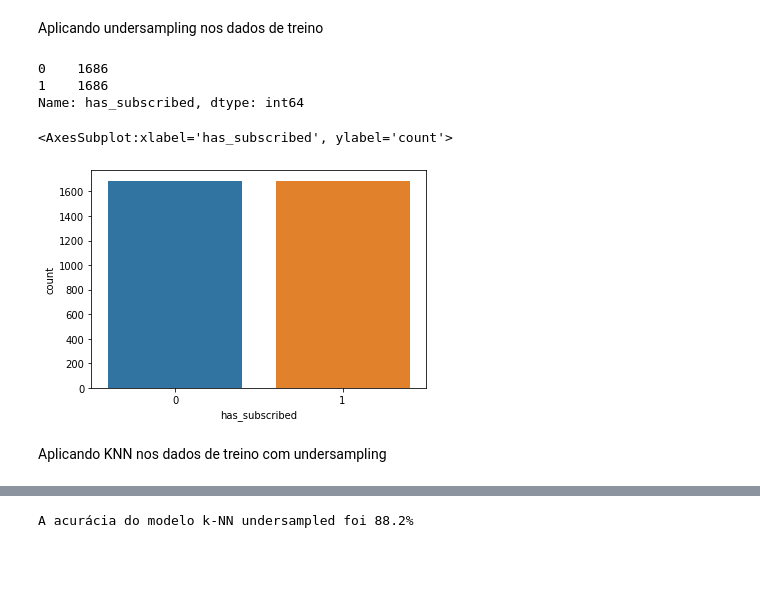
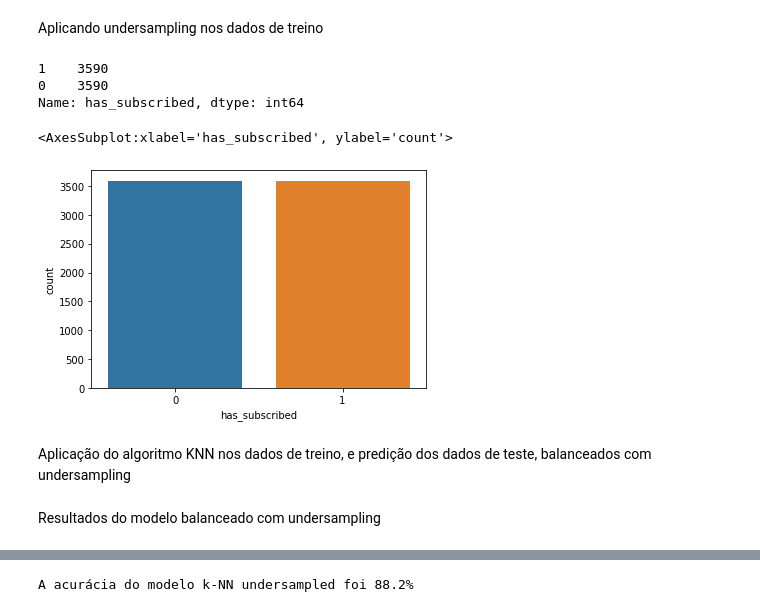
Before and after one commit to NickolasCrema/TB2_DATASCIENCE, a Jupyter notebook: dados.ipynb, the cells around one changed output, grey strips where cells are left out. Saved outputs shown, nothing was run; the diff lists cells and outputs as text; code cells hidden in the pictures; blank space fills up the shorter version.

```diff
--- a/dados.ipynb
+++ b/dados.ipynb
@@ -272,12 +276,12 @@ df.head(10)
 # %%
 df.dropna(inplace=True)
 # %%
-df.drop(['contact', 'age', 'marital', 'education', 'default_in_credit', 'housing_loan', 'personal_loan', 'last_day_contact_of_month', 'last_month_contact_of_year', 'number_of_contact_of_previous_campaign'], axis=1, inplace=True)
+df.drop(['contact', 'marital', 'education', 'default_in_credit', 'housing_loan', 'personal_loan', 'last_day_contact_of_month', 'last_month_contact_of_year', 'number_of_contact_of_previous_campaign'], axis=1, inplace=True)
 # %%
 df.drop(['job'], axis=1, inplace=True)
 # %%
 df.drop(['number_of_contacts_performed_during_campaign'], axis=1, inplace=True)
 # %%
-df= df[df['balance'] > 1000]
+df= df[df['balance'] > 0]
 df
 # %% [output]
@@ -354,18 +356,18 @@ one_sided_selection = OneSidedSelection()
 # %% [markdown]
 Aplicando undersampling nos dados de treino
 # %%
-x_rus_train, y_rus_train = under_sampler.fit_resample(x_train, y_train)
-# x_rus_train, y_rus_train = near_miss.fit_resample(x_rus_train, y_rus_train)
-# x_rus_train, y_rus_train = one_sided_selection.fit_resample(x_rus_train, y_rus_train)
+y_int = y.astype(int)
+x_rus, y_rus = under_sampler.fit_resample(x, y_int)
+x_rus_train, x_rus_test, y_rus_train, y_rus_test = train_test_split(x_rus, y_rus, stratify=y_rus, shuffle=True)
 print(pd.Series(y_rus_train).value_counts())
 sns.countplot(x=y_rus_train)
 # %% [output]
-0    1686
-1    1686
+1    3590
+0    3590
 Name: has_subscribed, dtype: int64
 <AxesSubplot:xlabel='has_subscribed', ylabel='count'>
-[figure, old version]
+[figure, new version]
 # %% [markdown]
-Aplicando KNN nos dados de treino com undersampling
+Aplicação do algoritmo KNN nos dados de treino, e predição dos dados de teste, balanceados com undersampling
 # %%
 knn.fit(x_rus_train, y_rus_train)
@@ -373,0 +376,2 @@ y_rus_proba = knn.predict_proba(x_test)
+# %% [markdown]
+Resultados do modelo balanceado com undersampling
```
Also changed, not shown: parts of 26 cells of this notebook.
